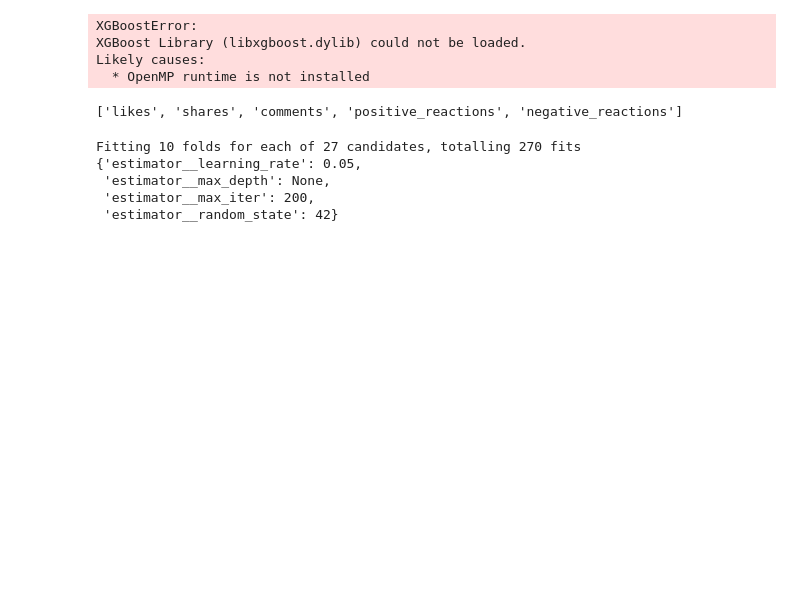
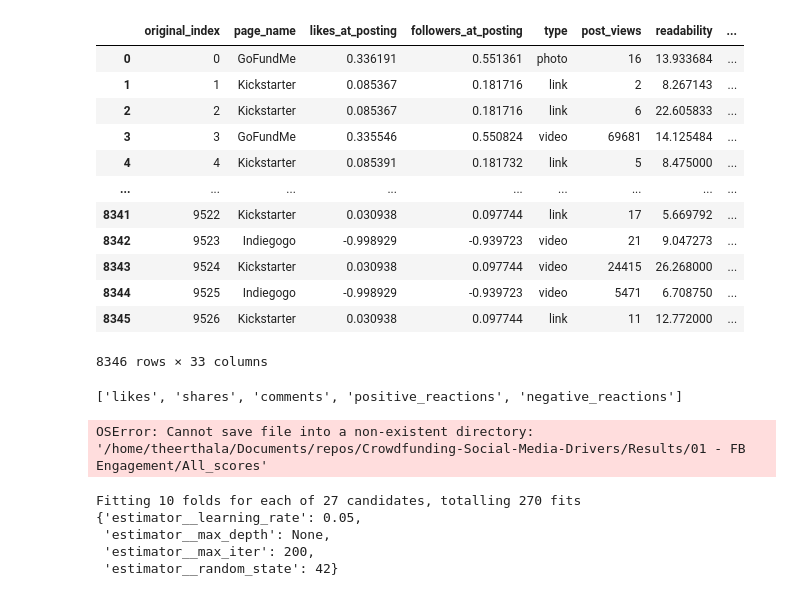
Before and after one commit to Akhil-Theerthala/Crowdfunding-Social-Media-Drivers, a Jupyter notebook: Modelling/01 - engagement_modelling.ipynb, the cells around one changed output. Drawn from its saved outputs; the diff is of its cells as text; code cells hidden in the pictures; blank space fills up the shorter version.

Commit message:
tiny_fixes. Next step is to run the engagement and all the other model trainings. Of course, by seeing if we can fix and optimize stuff in the mean time.

```diff
--- a/Modelling/01 - engagement_modelling.ipynb
+++ b/Modelling/01 - engagement_modelling.ipynb
@@ -19,14 +19,13 @@ from engagement_utils import *
 
 
 warnings.filterwarnings('ignore')
-post_data = pd.read_csv('Data/Kickstarter_only/final_data.csv')
-post_data.drop('original_index', axis=1, inplace=True)
+post_data = pd.read_csv('../Data/Original_dataset/processed_data.csv')
 # post_data.head()
 
 #adding emotionality score
 emotion_cols = ['fear','anger', 'anticip', 'trust', 'surprise', 'positive', 'negative', 'sadness', 'disgust', 'joy']
 post_data['emotionality'] = post_data[emotion_cols].sum(axis=1)
-
+target_cols = ["likes", "shares", "comments", "positive_reactions", "negative_reactions"]
 features = [x for x in post_data.columns if x not in target_cols]
 features = post_data[features]
 targets = post_data[target_cols]
@@ -36,11 +35,22 @@ processed_targets = process_targets(targets)
 x_train, x_test, y_train, y_test = train_test_split(processed_features, processed_targets, test_size=0.2, random_state=42)
 
 y_test = decode_targets(y_test)
-# %% [output]
-XGBoostError:
-XGBoost Library (libxgboost.dylib) could not be loaded.
-Likely causes:
-  * OpenMP runtime is not installed
+# %%
+features
+# %% [output]
+|  | original_index | page_name | likes_at_posting | followers_at_posting | type | post_views | readability | ... |
+| 0 | 0 | GoFundMe | 0.336191 | 0.551361 | photo | 16 | 13.933684 | ... |
+| 1 | 1 | Kickstarter | 0.085367 | 0.181716 | link | 2 | 8.267143 | ... |
+| 2 | 2 | Kickstarter | 0.085367 | 0.181716 | link | 6 | 22.605833 | ... |
+| 3 | 3 | GoFundMe | 0.335546 | 0.550824 | video | 69681 | 14.125484 | ... |
+| 4 | 4 | Kickstarter | 0.085391 | 0.181732 | link | 5 | 8.475000 | ... |
+| ... | ... | ... | ... | ... | ... | ... | ... | ... |
+| 8341 | 9522 | Kickstarter | 0.030938 | 0.097744 | link | 17 | 5.669792 | ... |
+| 8342 | 9523 | Indiegogo | -0.998929 | -0.939723 | video | 21 | 9.047273 | ... |
+| 8343 | 9524 | Kickstarter | 0.030938 | 0.097744 | video | 24415 | 26.268000 | ... |
+| 8344 | 9525 | Indiegogo | -0.998929 | -0.939723 | video | 5471 | 6.708750 | ... |
+| 8345 | 9526 | Kickstarter | 0.030938 | 0.097744 | link | 11 | 12.772000 | ... |
+8346 rows × 33 columns
 # %%
 target_cols
 # %% [output]
@@ -50,6 +60,8 @@ reg_test = RegressionModels(x_train, x_test, decode_targets(y_train.iloc[:,0]),
 reg_test.run_evaluation()
 reg_test.all_scores['diff_R2'] = reg_test.all_scores['Insample R2'] - reg_test.all_scores['Outsample R2']
 reg_test.all_scores.sort_values(by=['Outsample R2', 'diff_R2'], ascending=[False, True]).to_csv("/home/theerthala/Documents/repos/Crowdfunding-Social-Media-Drivers/Results/01 - FB Engagement/All_scores/likes.csv")
+# %% [output]
+OSError: Cannot save file into a non-existent directory: '/home/theerthala/Documents/repos/Crowdfunding-Social-Media-Drivers/Results/01 - FB Engagement/All_scores'
 # %%
 reg_test = RegressionModels(x_train, x_test, decode_targets(y_train.iloc[:,1]), y_test.iloc[:,1])
 reg_test.run_evaluation()
```
Also changed, not shown: parts of 2 cells of this notebook, 2 other files.
